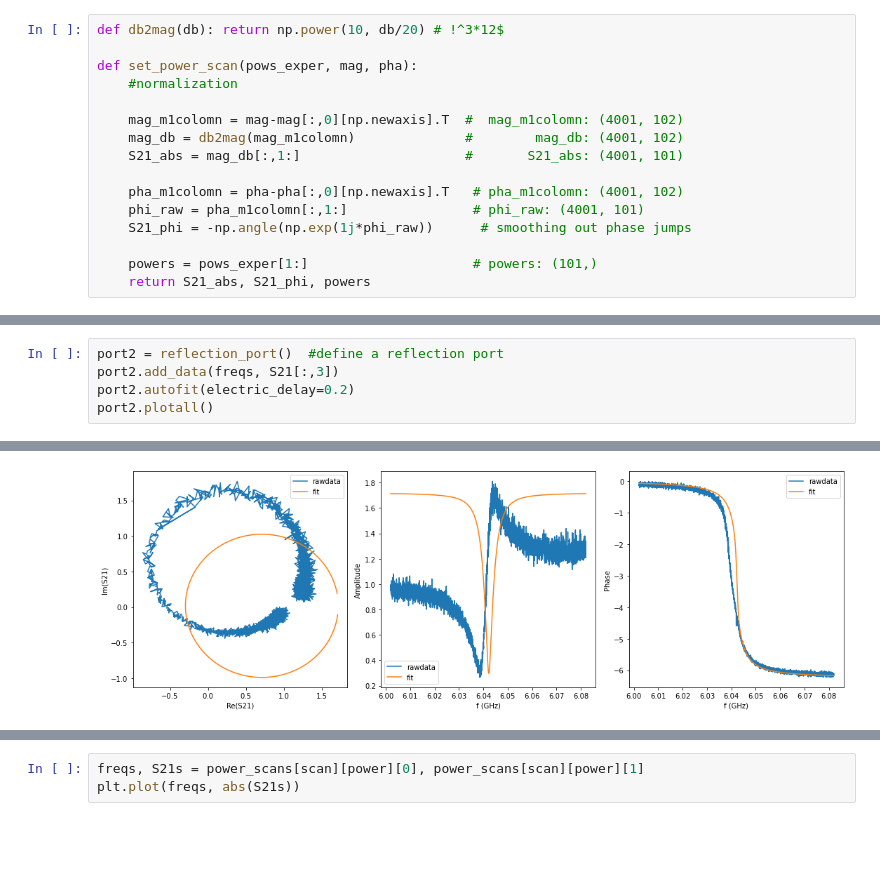
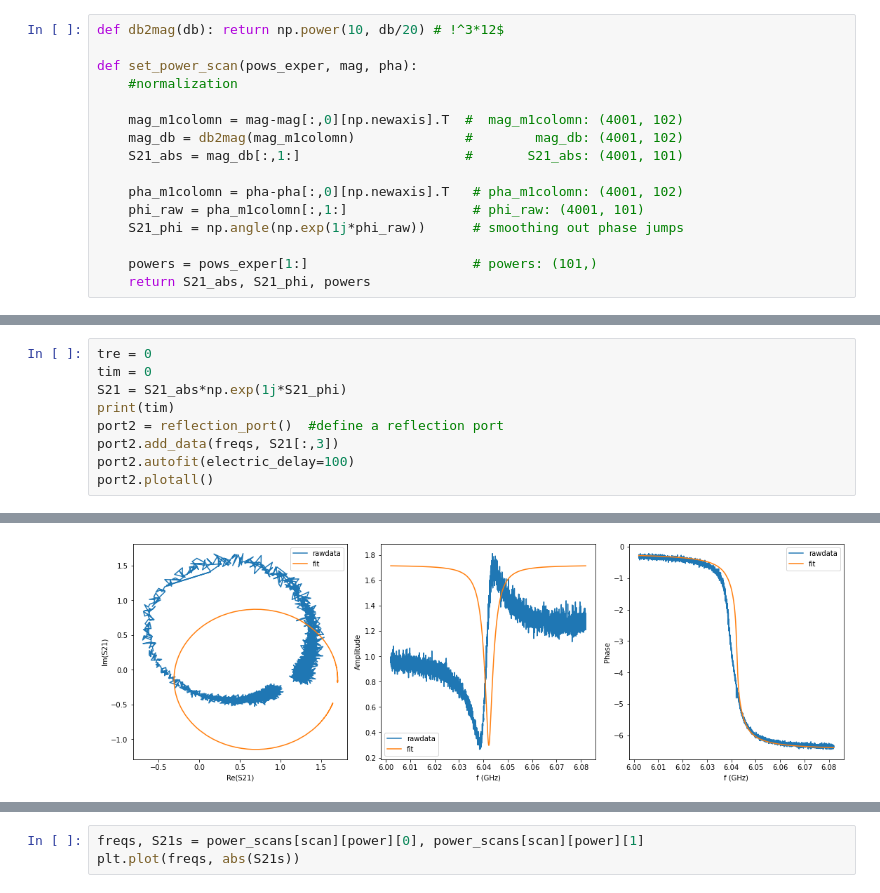
Before and after one commit to MukhanovaE/JPA_Py, a Jupyter notebook: Resonator characterization.ipynb, the cells around one changed output, grey strips where cells are left out. Drawn from its saved outputs; the diff is of its cells as text; blank space fills up the shorter version.

```diff
--- a/Resonator characterization.ipynb
+++ b/Resonator characterization.ipynb
@@ -26,7 +25,7 @@ def set_power_scan(pows_exper, mag, pha):
 
     pha_m1colomn = pha-pha[:,0][np.newaxis].T   # pha_m1colomn: (4001, 102)
     phi_raw = pha_m1colomn[:,1:]                # phi_raw: (4001, 101)
-    S21_phi = -np.angle(np.exp(1j*phi_raw))      # smoothing out phase jumps
+    S21_phi = np.angle(np.exp(1j*phi_raw))      # smoothing out phase jumps
 
     powers = pows_exper[1:]                     # powers: (101,)
     return S21_abs, S21_phi, powers
@@ -50,8 +50,12 @@ Consider mio5.varmats_from_mat to split file into single variable files
 [<matplotlib.lines.Line2D at 0x...>]
 [figure]
 # %%
+tre = 0
+tim = 0
+S21 = S21_abs*np.exp(1j*S21_phi)
+print(tim)
 port2 = reflection_port()  #define a reflection port
 port2.add_data(freqs, S21[:,3])
-port2.autofit(electric_delay=0.2)
+port2.autofit(electric_delay=100)
 port2.plotall()
 # %% [output]
@@ -59 +64 @@ port2.plotall()
-[figure, old version]
+[figure, new version]
```
Also changed, not shown: parts of 12 cells of this notebook, 1 other file.
